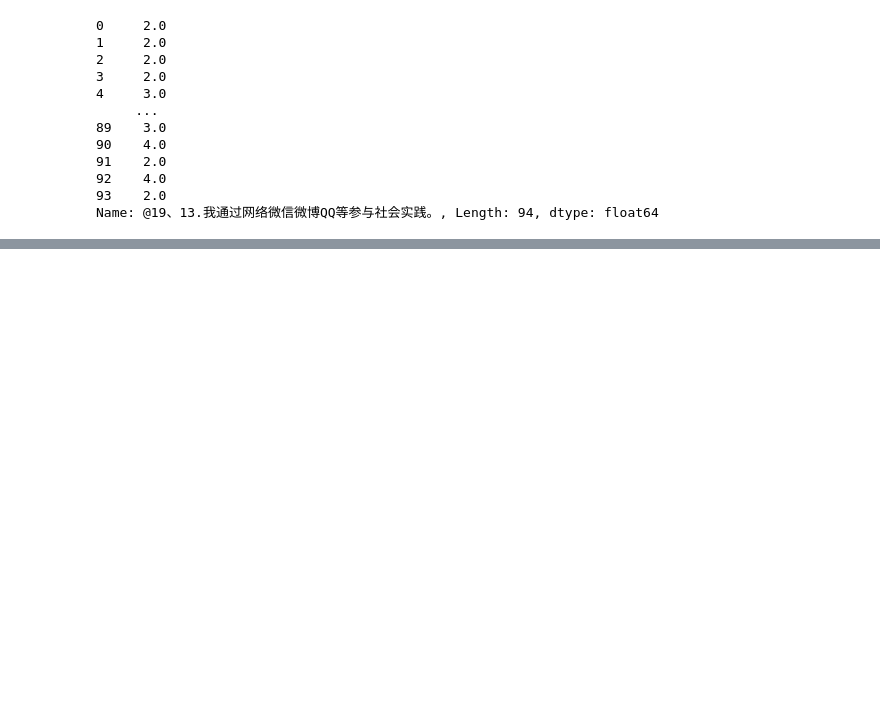
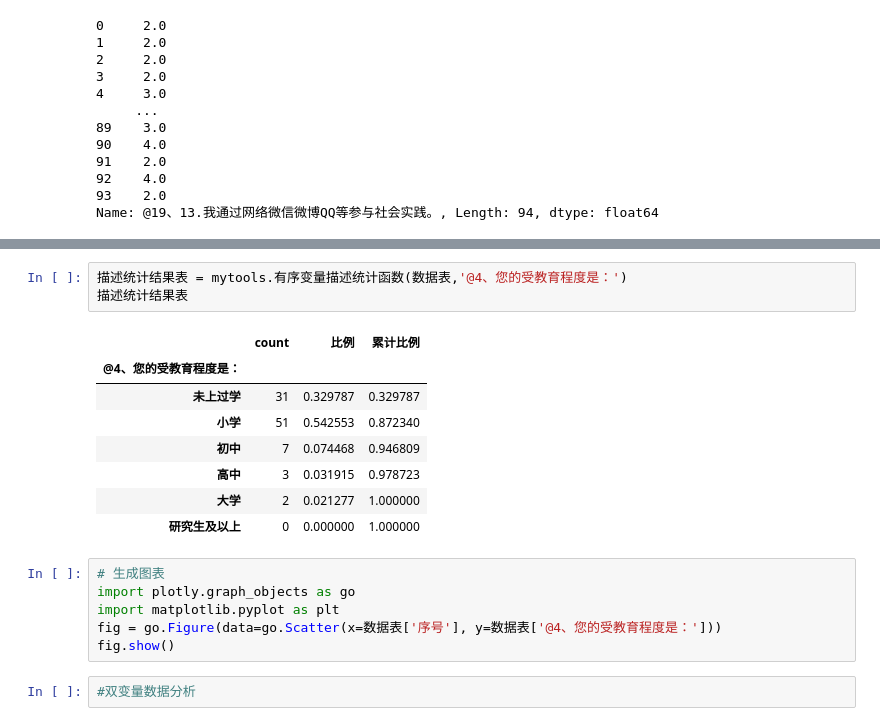
Before and after one commit to zyj031214/zqlwx, a Jupyter notebook: 18-期末作业.ipynb, the cells around one changed output, grey strips where cells are left out. Cells and saved outputs as stored; diff of their text form; blank space fills up the shorter version.

```diff
--- a/18-期末作业.ipynb
+++ b/18-期末作业.ipynb
@@ -81,0 +103,20 @@ Name: @19、13.我通过网络微信微博QQ等参与社会实践。, Length: 94
+# %%
+描述统计结果表 = mytools.有序变量描述统计函数(数据表,'@4、您的受教育程度是：')
+描述统计结果表
+# %% [output]
+|  | count | 比例 | 累计比例 |
+| @4、您的受教育程度是： |  |  |  |
+| 未上过学 | 31 | 0.329787 | 0.329787 |
+| 小学 | 51 | 0.542553 | 0.872340 |
+| 初中 | 7 | 0.074468 | 0.946809 |
+| 高中 | 3 | 0.031915 | 0.978723 |
+| 大学 | 2 | 0.021277 | 1.000000 |
+| 研究生及以上 | 0 | 0.000000 | 1.000000 |
+# %%
+# 生成图表
+import plotly.graph_objects as go
+import matplotlib.pyplot as plt
+fig = go.Figure(data=go.Scatter(x=数据表['序号'], y=数据表['@4、您的受教育程度是：']))
+fig.show()
+# %%
+#双变量数据分析
```
Also changed, not shown: parts of 12 cells of this notebook, 1 other file.
